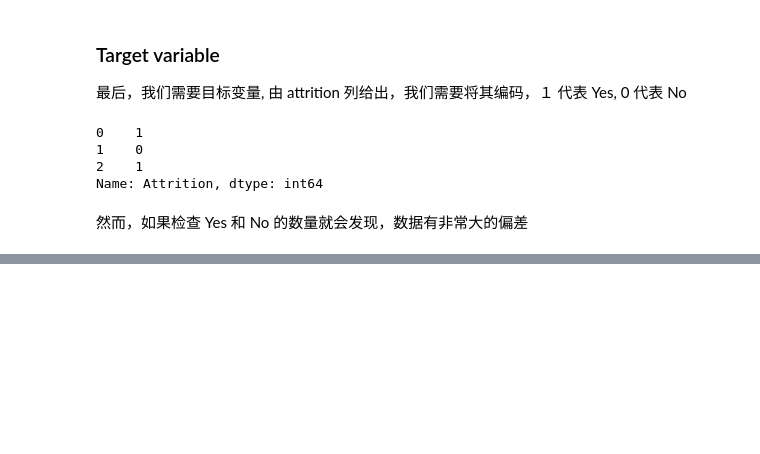
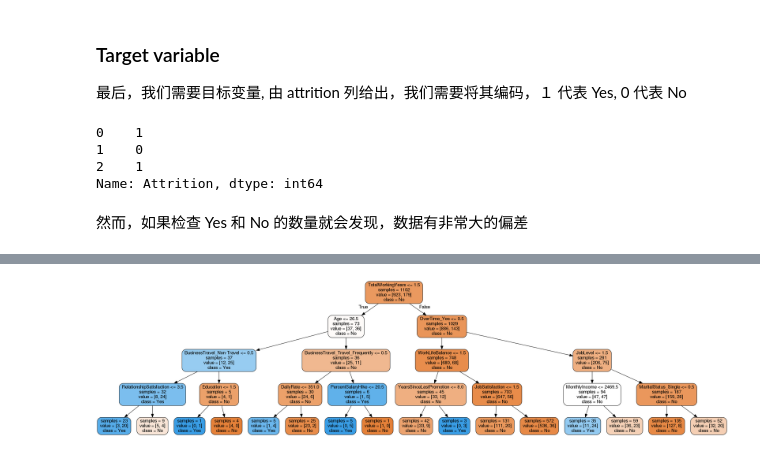
Before and after one commit to ghvn7777/ghvn7777.github.io, a Jupyter notebook: content/feature_engineering/2017_04_22_predict_ibm_attrition.ipynb, the cells around one changed output, grey strips where cells are left out. Saved outputs shown, nothing was run; the diff lists cells and outputs as text; code cells hidden in the pictures; blank space fills up the shorter version.

```diff
--- a/content/feature_engineering/2017_04_22_predict_ibm_attrition.ipynb
+++ b/content/feature_engineering/2017_04_22_predict_ibm_attrition.ipynb
@@ -397,0 +514,34 @@ train, test, target_train, target_val = train_test_split(attrition_final, target
+# %%
+from sklearn import tree
+from IPython.display import Image as PImage
+from subprocess import check_call
+from PIL import Image, ImageDraw, ImageFont
+import re
+
+decision_tree = tree.DecisionTreeClassifier(max_depth = 4)
+decision_tree.fit(train, target_train)
+
+# Predicting results for test dataset
+y_pred = decision_tree.predict(test)
+
+# Export our trained model as a .dot file
+with open("tree1.dot", 'w') as f:
+     f = tree.export_graphviz(decision_tree,
+                              out_file=f,
+                              max_depth = 4,
+                              impurity = False,
+                              feature_names = attrition_final.columns.values,
+                              class_names = ['No', 'Yes'],
+                              rounded = True,
+                              filled= True )
+
+#Convert .dot to .png to allow display in web notebook
+check_call(['dot','-Tpng','tree1.dot','-o','tree1.png'])
+
+# Annotating chart with PIL
+img = Image.open("tree1.png")
+draw = ImageDraw.Draw(img)
+img.save('sample-out.png')
+PImage("sample-out.png")
+# %% [output]
+[figure, added]
```
Also changed, not shown: parts of 24 cells of this notebook, 5 other files.
